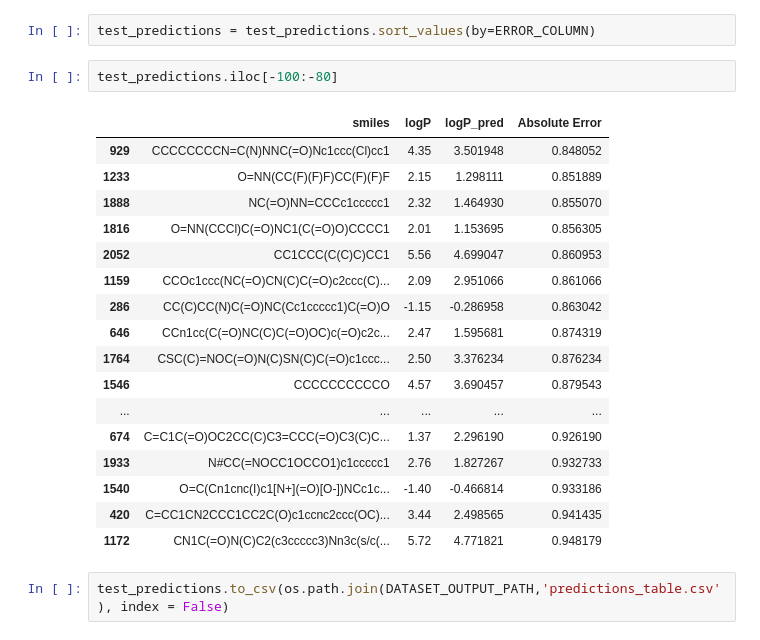
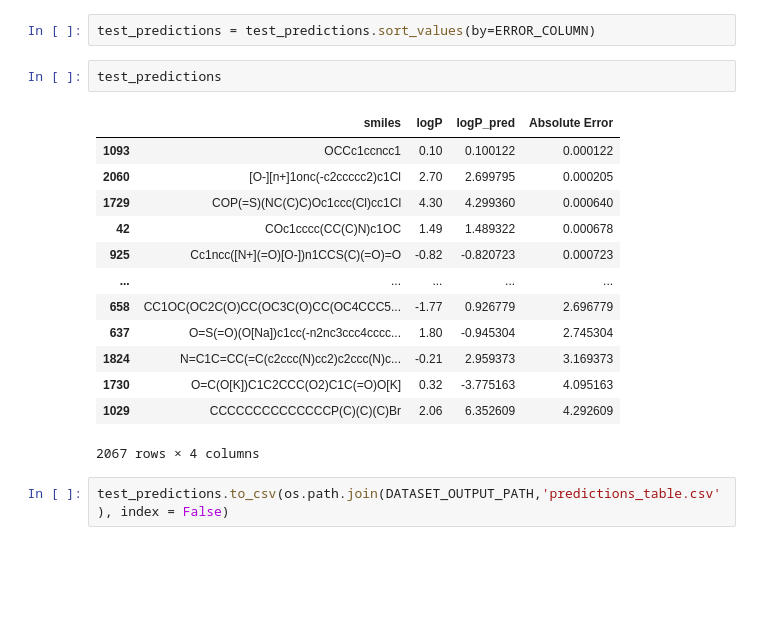
Before and after one commit to VEK239/StructGNN-lipophilicity, a Jupyter notebook: notebooks/baselines/dmpnn/2_get_worst_and_best_predictions.ipynb, the cells around one changed output. Drawn from its saved outputs; the diff is of its cells as text; blank space fills up the shorter version.

```diff
--- a/notebooks/baselines/dmpnn/2_get_worst_and_best_predictions.ipynb
+++ b/notebooks/baselines/dmpnn/2_get_worst_and_best_predictions.ipynb
@@ -367,25 +340,21 @@ _ = plt.ylabel('Predicted logP')
 # %%
 test_predictions = test_predictions.sort_values(by=ERROR_COLUMN)
-# %%
-test_predictions.iloc[-100:-80]
-# %% [output]
-|  | smiles | logP | logP_pred | Absolute Error |
-| 929 | CCCCCCCCN=C(N)NNC(=O)Nc1ccc(Cl)cc1 | 4.35 | 3.501948 | 0.848052 |
-| 1233 | O=NN(CC(F)(F)F)CC(F)(F)F | 2.15 | 1.298111 | 0.851889 |
-| 1888 | NC(=O)NN=CCCc1ccccc1 | 2.32 | 1.464930 | 0.855070 |
-| 1816 | O=NN(CCCl)C(=O)NC1(C(=O)O)CCCC1 | 2.01 | 1.153695 | 0.856305 |
-| 2052 | CC1CCC(C(C)C)CC1 | 5.56 | 4.699047 | 0.860953 |
-| 1159 | CCOc1ccc(NC(=O)CN(C)C(=O)c2ccc(C)... | 2.09 | 2.951066 | 0.861066 |
-| 286 | CC(C)CC(N)C(=O)NC(Cc1ccccc1)C(=O)O | -1.15 | -0.286958 | 0.863042 |
-| 646 | CCn1cc(C(=O)NC(C)C(=O)OC)c(=O)c2c... | 2.47 | 1.595681 | 0.874319 |
-| 1764 | CSC(C)=NOC(=O)N(C)SN(C)C(=O)c1ccc... | 2.50 | 3.376234 | 0.876234 |
-| 1546 | CCCCCCCCCCO | 4.57 | 3.690457 | 0.879543 |
-| ... | ... | ... | ... | ... |
-| 674 | C=C1C(=O)OC2CC(C)C3=CCC(=O)C3(C)C... | 1.37 | 2.296190 | 0.926190 |
-| 1933 | N#CC(=NOCC1OCCO1)c1ccccc1 | 2.76 | 1.827267 | 0.932733 |
-| 1540 | O=C(Cn1cnc(I)c1[N+](=O)[O-])NCc1c... | -1.40 | -0.466814 | 0.933186 |
-| 420 | C=CC1CN2CCC1CC2C(O)c1ccnc2ccc(OC)... | 3.44 | 2.498565 | 0.941435 |
-| 1172 | CN1C(=O)N(C)C2(c3ccccc3)Nn3c(s/c(... | 5.72 | 4.771821 | 0.948179 |
+# %%
+test_predictions
+# %% [output]
+|  | smiles | logP | logP_pred | Absolute Error |
+| 1093 | OCCc1ccncc1 | 0.10 | 0.100122 | 0.000122 |
+| 2060 | [O-][n+]1onc(-c2ccccc2)c1Cl | 2.70 | 2.699795 | 0.000205 |
+| 1729 | COP(=S)(NC(C)C)Oc1ccc(Cl)cc1Cl | 4.30 | 4.299360 | 0.000640 |
+| 42 | COc1cccc(CC(C)N)c1OC | 1.49 | 1.489322 | 0.000678 |
+| 925 | Cc1ncc([N+](=O)[O-])n1CCS(C)(=O)=O | -0.82 | -0.820723 | 0.000723 |
+| ... | ... | ... | ... | ... |
+| 658 | CC1OC(OC2C(O)CC(OC3C(O)CC(OC4CCC5... | -1.77 | 0.926779 | 2.696779 |
+| 637 | O=S(=O)(O[Na])c1cc(-n2nc3ccc4cccc... | 1.80 | -0.945304 | 2.745304 |
+| 1824 | N=C1C=CC(=C(c2ccc(N)cc2)c2ccc(N)c... | -0.21 | 2.959373 | 3.169373 |
+| 1730 | O=C(O[K])C1C2CCC(O2)C1C(=O)O[K] | 0.32 | -3.775163 | 4.095163 |
+| 1029 | CCCCCCCCCCCCCCP(C)(C)(C)Br | 2.06 | 6.352609 | 4.292609 |
+2067 rows × 4 columns
 # %%
 test_predictions.to_csv(os.path.join(DATASET_OUTPUT_PATH,'predictions_table.csv'), index = False)
 # %% [markdown]
```
Also changed, not shown: parts of 5 cells of this notebook, 4 other files.
